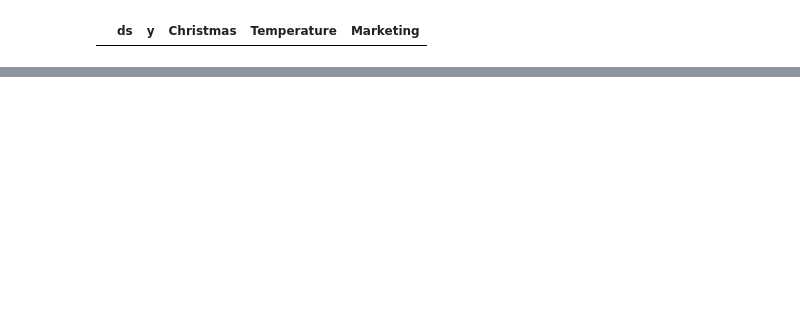
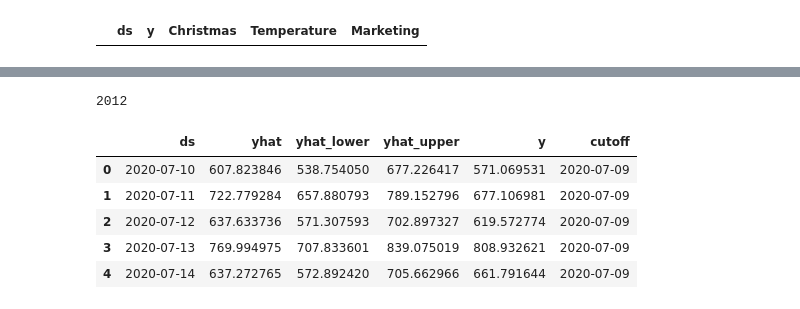
Before and after one commit to Pylos7/Time-Series-Forecasting, a Jupyter notebook: Parameter Tuning/Facebook Prophet - Parameter Tuning Template.ipynb, the cells around one changed output, grey strips where cells are left out. Cells and saved outputs as stored; diff of their text form; code cells hidden in the pictures; blank space fills up the shorter version.

```diff
--- a/Parameter Tuning/Facebook Prophet - Parameter Tuning Template.ipynb
+++ b/Parameter Tuning/Facebook Prophet - Parameter Tuning Template.ipynb
@@ -101,0 +118,20 @@ df.head(0)
+# %%
+# Check how many observations we have
+df.shape[0] - 180
+# %% [output]
+2012
+# %%
+# Cross validation
+df_cv = cross_validation(m,
+                         horizon= '31 days',
+                         period= '16 days',
+                         initial= '2012 days',
+                         parallel= 'processes')
+df_cv.head()
+# %% [output]
+|  | ds | yhat | yhat_lower | yhat_upper | y | cutoff |
+| 0 | 2020-07-10 | 607.823846 | 538.754050 | 677.226417 | 571.069531 | 2020-07-09 |
+| 1 | 2020-07-11 | 722.779284 | 657.880793 | 789.152796 | 677.106981 | 2020-07-09 |
+| 2 | 2020-07-12 | 637.633736 | 571.307593 | 702.897327 | 619.572774 | 2020-07-09 |
+| 3 | 2020-07-13 | 769.994975 | 707.833601 | 839.075019 | 808.932621 | 2020-07-09 |
+| 4 | 2020-07-14 | 637.272765 | 572.892420 | 705.662966 | 661.791644 | 2020-07-09 |
```
Also changed, not shown: parts of 7 cells of this notebook, 3 other files.
